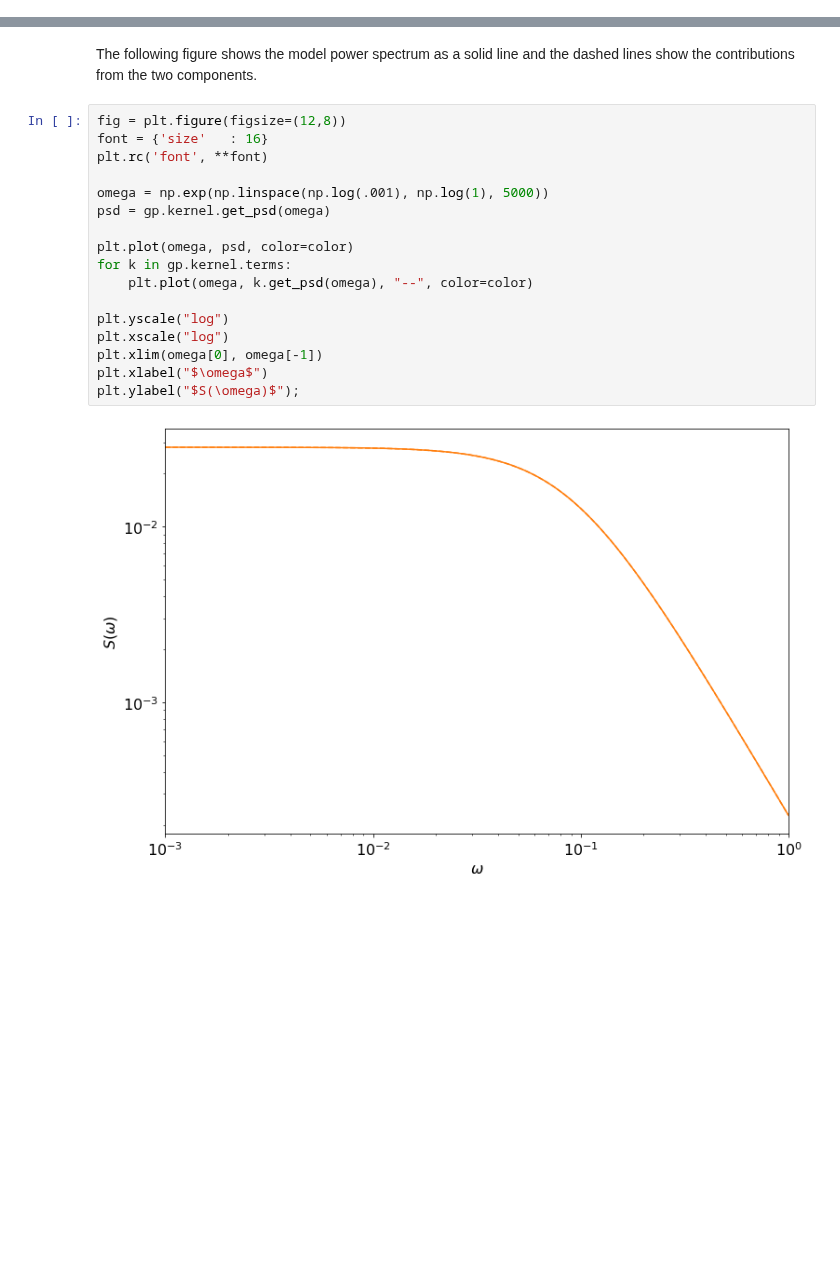
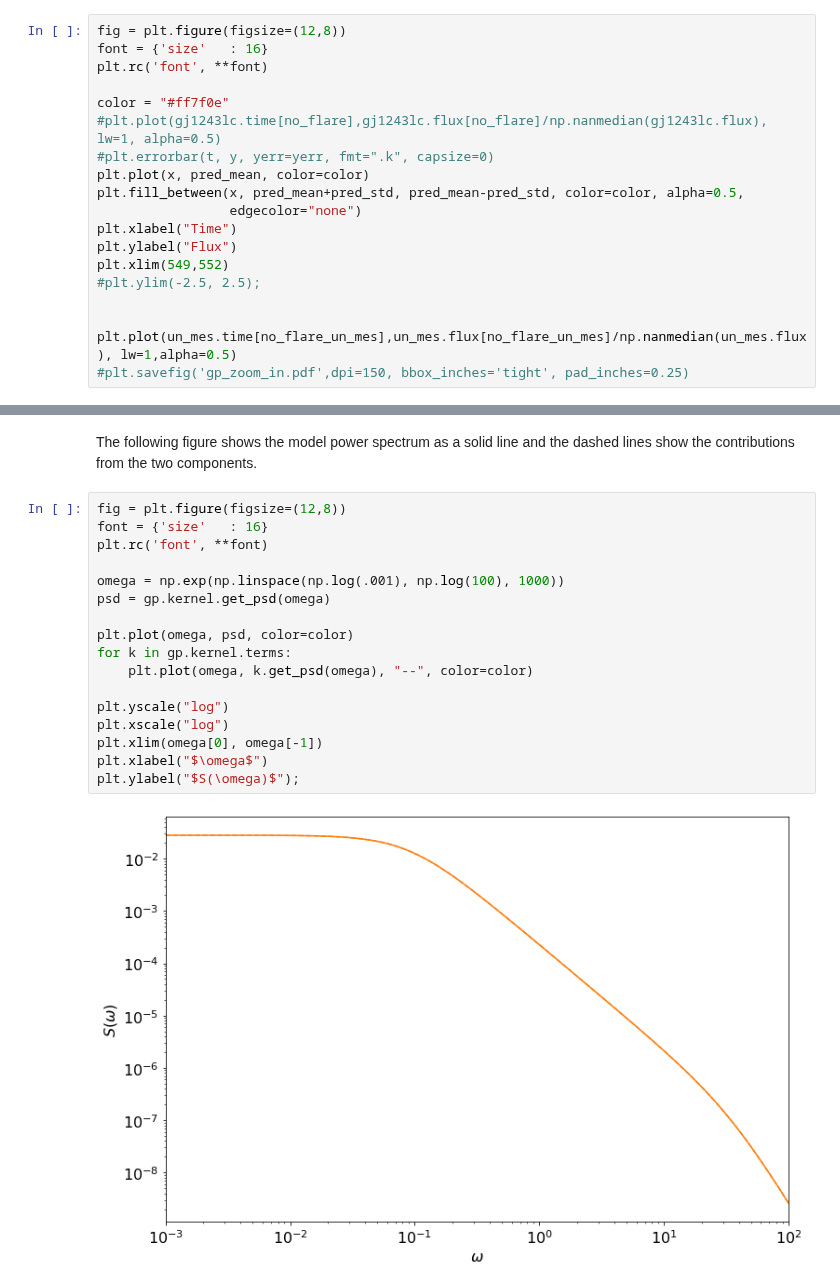
Before and after one commit to lupitatovar/flares, a Jupyter notebook: notebooks/gj1243_celerite.ipynb, the cells around one changed output, grey strips where cells are left out. Saved outputs shown, nothing was run; the diff lists cells and outputs as text; blank space fills up the shorter version.

```diff
--- a/notebooks/gj1243_celerite.ipynb
+++ b/notebooks/gj1243_celerite.ipynb
@@ -332,0 +335,19 @@ plt.plot(un_mes.time[no_flare_un_mes],un_mes.flux[no_flare_un_mes]/np.nanmedian(
+# %%
+fig = plt.figure(figsize=(12,8))
+font = {'size'   : 16}
+plt.rc('font', **font)
+
+color = "#ff7f0e"
+#plt.plot(gj1243lc.time[no_flare],gj1243lc.flux[no_flare]/np.nanmedian(gj1243lc.flux),  lw=1, alpha=0.5)
+#plt.errorbar(t, y, yerr=yerr, fmt=".k", capsize=0)
+plt.plot(x, pred_mean, color=color)
+plt.fill_between(x, pred_mean+pred_std, pred_mean-pred_std, color=color, alpha=0.5,
+                 edgecolor="none")
+plt.xlabel("Time")
+plt.ylabel("Flux")
+plt.xlim(549,552)
+#plt.ylim(-2.5, 2.5);
+
+
+plt.plot(un_mes.time[no_flare_un_mes],un_mes.flux[no_flare_un_mes]/np.nanmedian(un_mes.flux), lw=1,alpha=0.5)
+#plt.savefig('gp_zoom_in.pdf',dpi=150, bbox_inches='tight', pad_inches=0.25)
@@ -335,19 +358,19 @@ The following figure shows the model power spectrum as a solid line and the dash
 # %%
 fig = plt.figure(figsize=(12,8))
 font = {'size'   : 16}
 plt.rc('font', **font)
 
-omega = np.exp(np.linspace(np.log(.001), np.log(1), 5000))
+omega = np.exp(np.linspace(np.log(.001), np.log(100), 1000))
 psd = gp.kernel.get_psd(omega)
 
 plt.plot(omega, psd, color=color)
 for k in gp.kernel.terms:
     plt.plot(omega, k.get_psd(omega), "--", color=color)
 
 plt.yscale("log")
 plt.xscale("log")
 plt.xlim(omega[0], omega[-1])
 plt.xlabel("$\omega$")
 plt.ylabel("$S(\omega)$");
 # %% [output]
-[figure, old version]
+[figure, new version]
```
Also changed, not shown: parts of 4 cells of this notebook, 2 other files.
